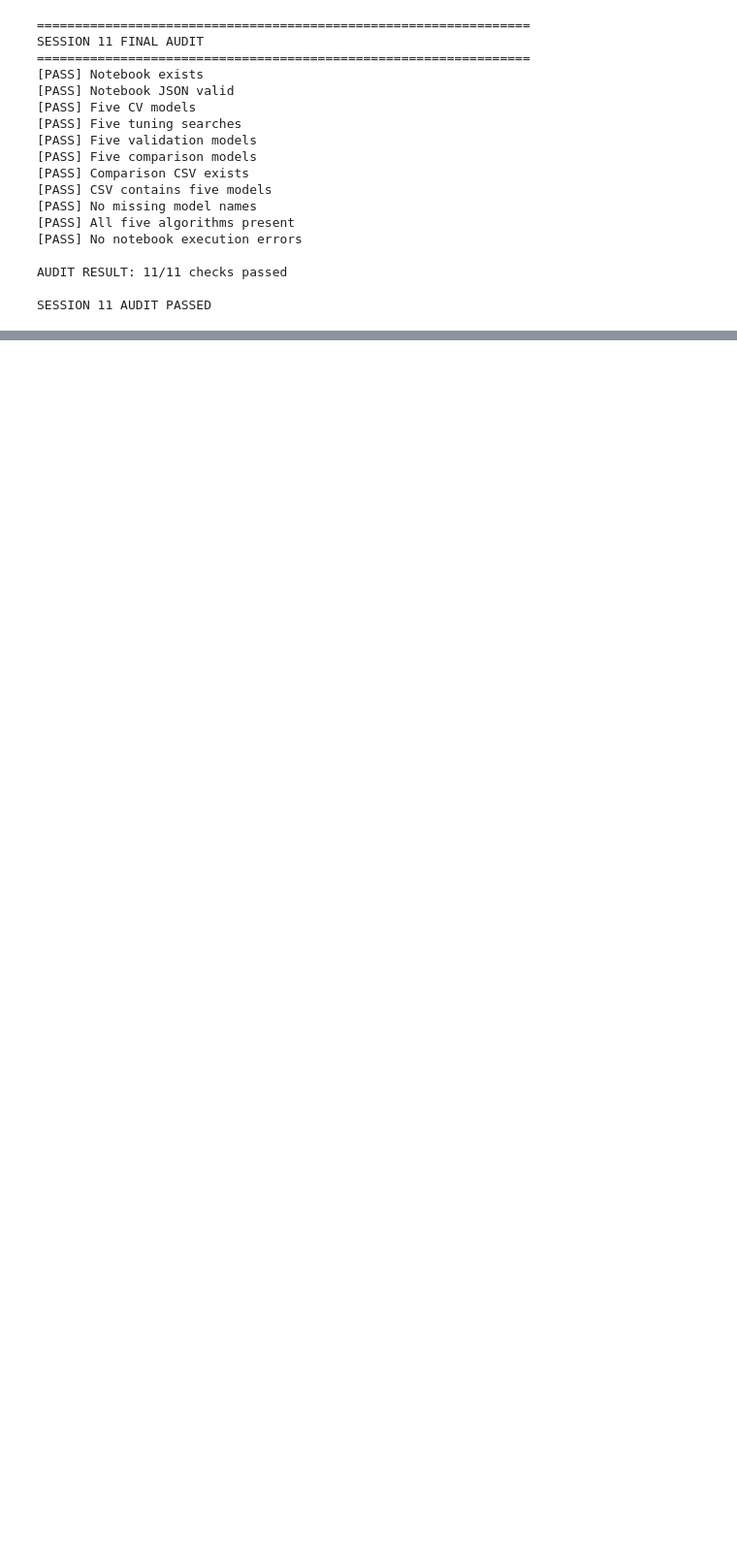
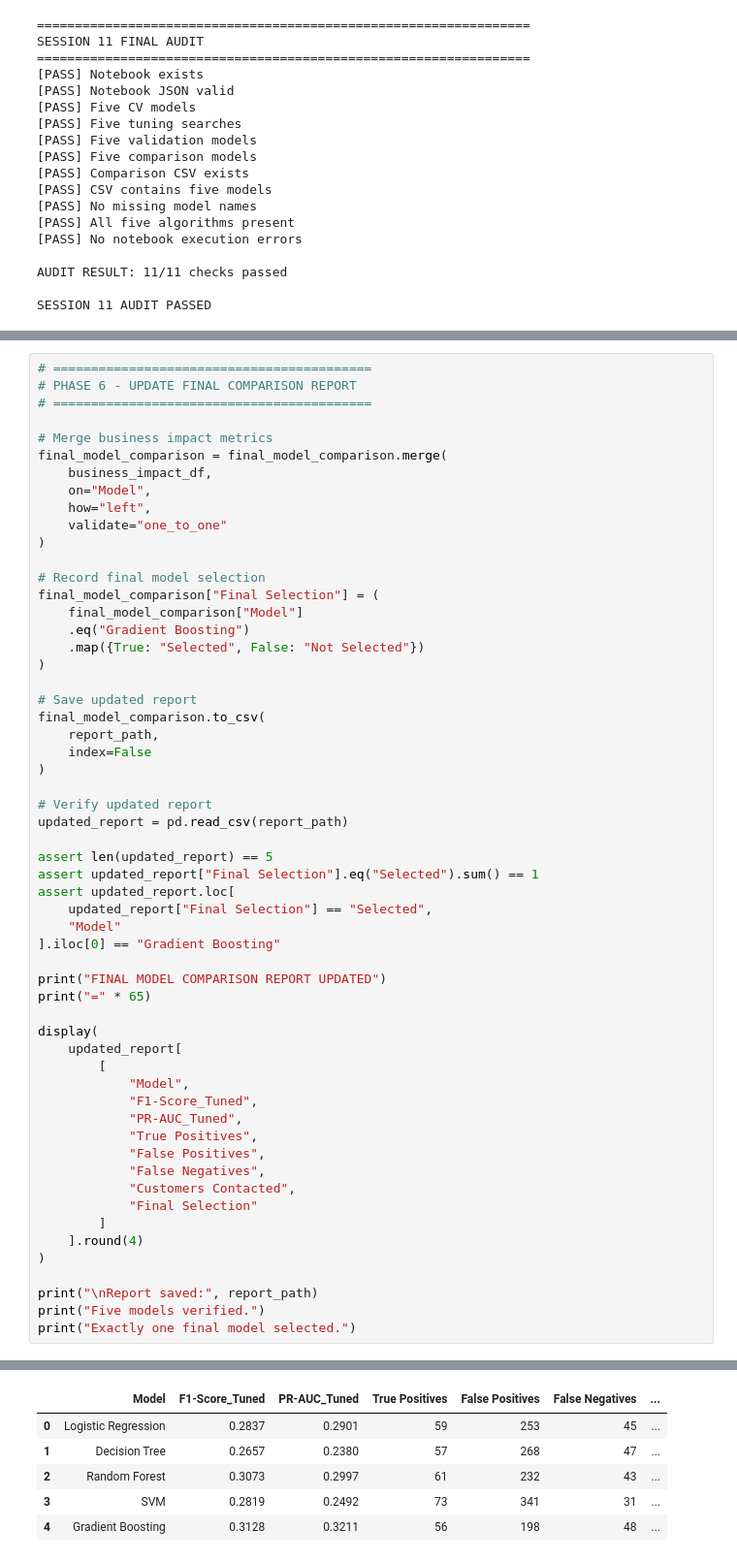
Before and after one commit to ajeetsherkar/Bank-Marketing-ML-PBL, a Jupyter notebook: notebooks/05_model_development.ipynb, the cells around one changed output, grey strips where cells are left out. Shown at 97% size. Saved outputs shown, nothing was run; the diff lists cells and outputs as text; blank space fills up the shorter version.

```diff
--- a/notebooks/05_model_development.ipynb
+++ b/notebooks/05_model_development.ipynb
@@ -2513,0 +2647,58 @@ SESSION 11 AUDIT PASSED
+# %%
+# ==========================================
+# PHASE 6 - UPDATE FINAL COMPARISON REPORT
+# ==========================================
+
+# Merge business impact metrics
+final_model_comparison = final_model_comparison.merge(
+    business_impact_df,
+    on="Model",
+    how="left",
+    validate="one_to_one"
+)
+
+# Record final model selection
+final_model_comparison["Final Selection"] = (
+    final_model_comparison["Model"]
+    .eq("Gradient Boosting")
+    .map({True: "Selected", False: "Not Selected"})
+)
+
+# Save updated report
+final_model_comparison.to_csv(
+    report_path,
+    index=False
+)
+
+# Verify updated report
+updated_report = pd.read_csv(report_path)
+
+assert len(updated_report) == 5
+assert updated_report["Final Selection"].eq("Selected").sum() == 1
+assert updated_report.loc[
+    updated_report["Final Selection"] == "Selected",
+    "Model"
+].iloc[0] == "Gradient Boosting"
+
+print("FINAL MODEL COMPARISON REPORT UPDATED")
+print("=" * 65)
+
+display(
+    updated_report[
+        [
+            "Model",
+            "F1-Score_Tuned",
+            "PR-AUC_Tuned",
+            "True Positives",
+            "False Positives",
+            "False Negatives",
+            "Customers Contacted",
+            "Final Selection"
+        ]
+    ].round(4)
+)
+
+print("\nReport saved:", report_path)
+print("Five models verified.")
+print("Exactly one final model selected.")
+# %% [output]
@@ -2513,0 +2707,6 @@ SESSION 11 AUDIT PASSED
+|  | Model | F1-Score_Tuned | PR-AUC_Tuned | True Positives | False Positives | False Negatives | ... |
+| 0 | Logistic Regression | 0.2837 | 0.2901 | 59 | 253 | 45 | ... |
+| 1 | Decision Tree | 0.2657 | 0.2380 | 57 | 268 | 47 | ... |
+| 2 | Random Forest | 0.3073 | 0.2997 | 61 | 232 | 43 | ... |
+| 3 | SVM | 0.2819 | 0.2492 | 73 | 341 | 31 | ... |
+| 4 | Gradient Boosting | 0.3128 | 0.3211 | 56 | 198 | 48 | ... |
```
Also changed, not shown: parts of 6 cells of this notebook, 1 other file.
